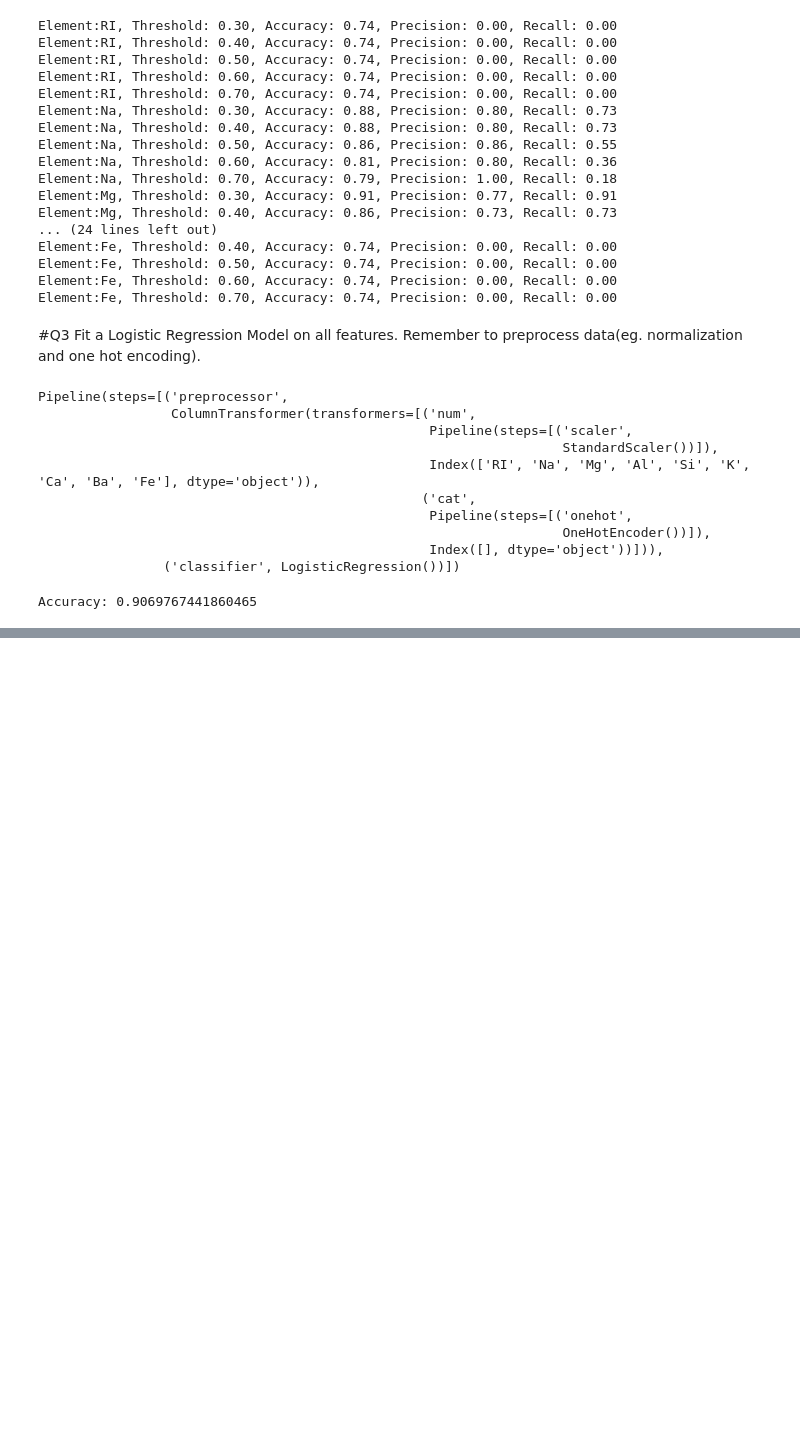
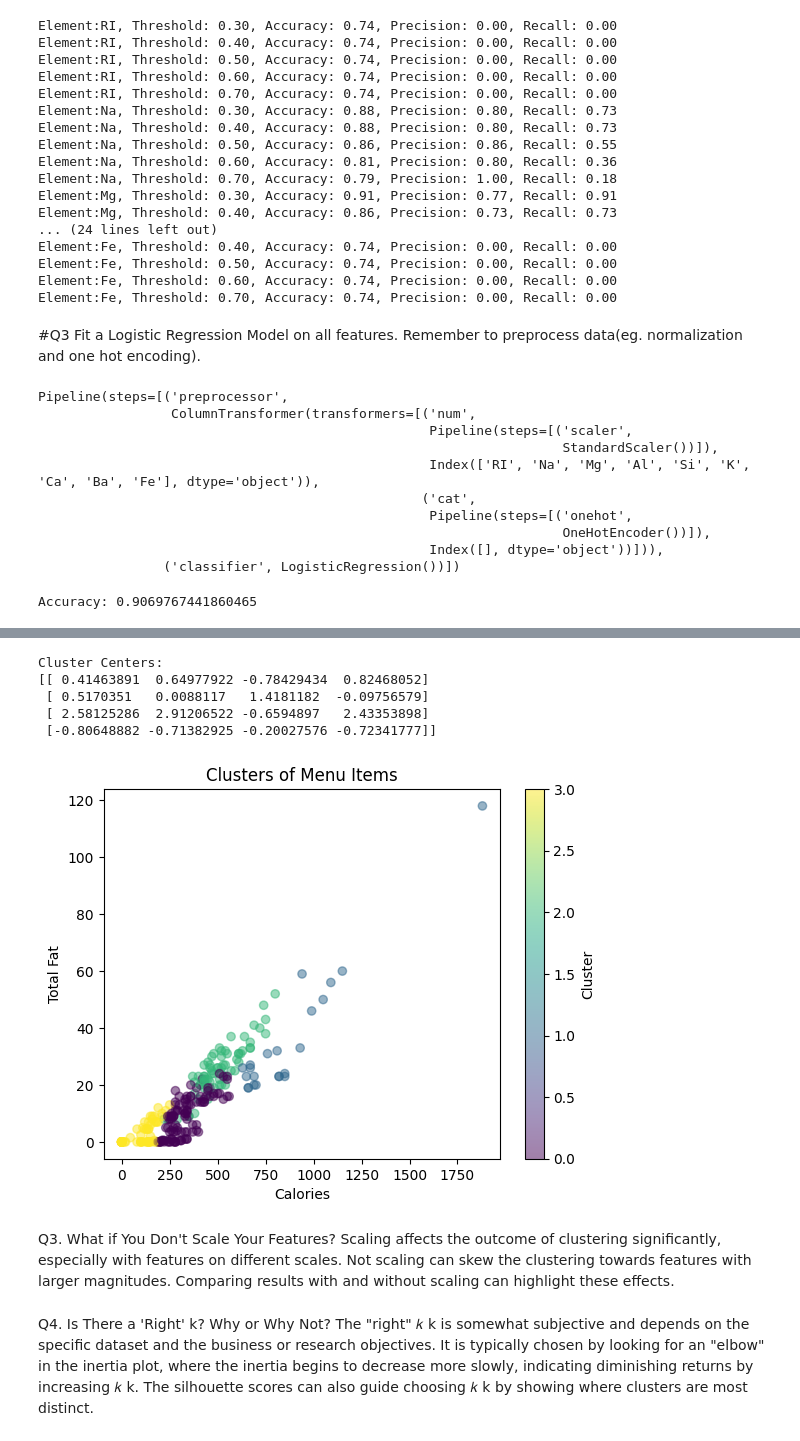
Before and after one commit to Janhaviitambe/Data-Science-Bootcamp, a Jupyter notebook: Week 8/Week8.ipynb, the cells around one changed output, grey strips where cells are left out. Saved outputs shown, nothing was run; the diff lists cells and outputs as text; code cells hidden in the pictures; blank space fills up the shorter version.

```diff
--- a/Week 8/Week8.ipynb
+++ b/Week 8/Week8.ipynb
@@ -170,0 +309,37 @@ Accuracy: 0.9069767441860465
+# %%
+# Assuming k=4 is chosen based on the analysis
+kmeans = KMeans(n_clusters=4, random_state=42)
+kmeans.fit(X_scaled)
+df['Cluster'] = kmeans.labels_
+
+# Optionally, print out the centroid values to see what the average values are per cluster
+print("Cluster Centers:")
+print(kmeans.cluster_centers_)
+# %% [output]
+Cluster Centers:
+[[ 0.41463891  0.64977922 -0.78429434  0.82468052]
+ [ 0.5170351   0.0088117   1.4181182  -0.09756579]
+ [ 2.58125286  2.91206522 -0.6594897   2.43353898]
+ [-0.80648882 -0.71382925 -0.20027576 -0.72341777]]
+# %%
+# Visualizing clusters based on two features (Calories and Total Fat)
+plt.scatter(df['Calories'], df['Total Fat'], c=df['Cluster'], cmap='viridis', alpha=0.5)
+plt.xlabel('Calories')
+plt.ylabel('Total Fat')
+plt.title('Clusters of Menu Items')
+plt.colorbar(label='Cluster')
+plt.show()
+# %% [output]
+[figure, added]
+# %% [markdown]
+Q3. What if You Don't Scale Your Features?
+Scaling affects the outcome of clustering significantly, especially with features on different scales. Not scaling can skew the clustering towards features with larger magnitudes. Comparing results with and without scaling can highlight these effects.
+# %% [markdown]
+Q4. Is There a 'Right' k? Why or Why Not?
+The "right"
+𝑘
+k is somewhat subjective and depends on the specific dataset and the business or research objectives. It is typically chosen by looking for an "elbow" in the inertia plot, where the inertia begins to decrease more slowly, indicating diminishing returns by increasing
+𝑘
+k. The silhouette scores can also guide choosing
+𝑘
+k by showing where clusters are most distinct.
```
Also changed, not shown: parts of 11 cells of this notebook.
